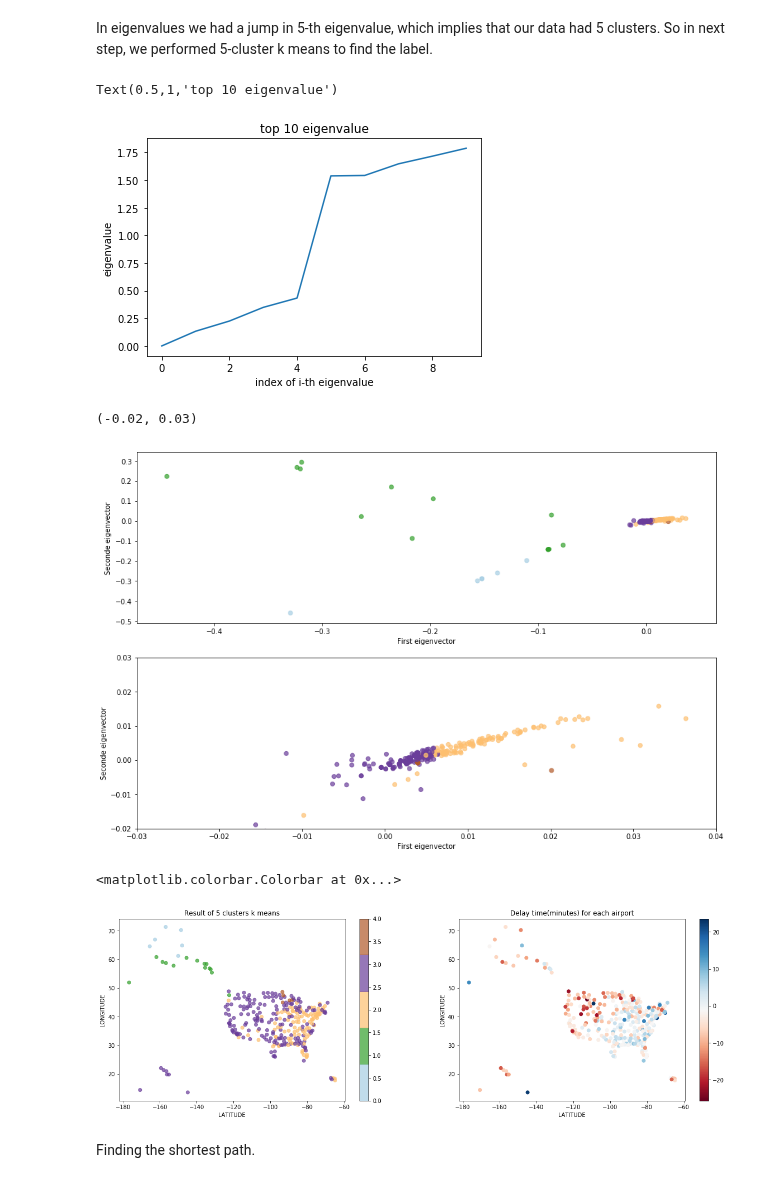
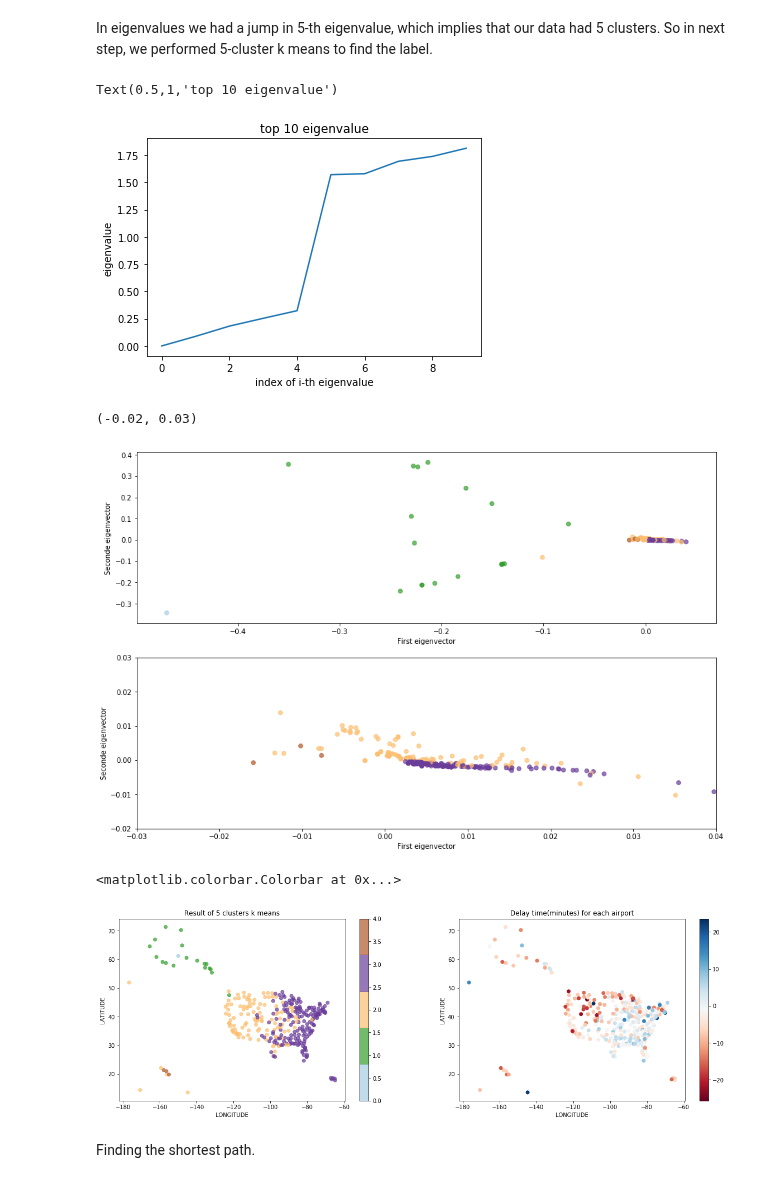
Before and after one commit to ownzonefeng/ntds_groupwork, a Jupyter notebook: Project/flightdelay/GraphAnalysis.ipynb, the cells around one changed output. Drawn from its saved outputs; the diff is of its cells as text; code cells hidden in the pictures.

```diff
--- a/Project/flightdelay/GraphAnalysis.ipynb
+++ b/Project/flightdelay/GraphAnalysis.ipynb
@@ -29,7 +29,7 @@ df2['weight'] = df2.DISTANCE
 df2.weight = df2.weight.clip_upper(2000)
 df2.weight=(df2.weight-df2.weight.min())/(df2.weight.max()-df2.weight.min())
 
-delta = 1
+delta = 0.5
 df2.weight = np.exp(-np.square(df2.weight)/delta)
 # %%
 G=nx.from_pandas_edgelist(df2, 'ORIGIN_AIRPORT', 'DESTINATION_AIRPORT', edge_attr='weight')
@@ -60,7 +60,7 @@ plt.ylabel('eigenvalue')
 plt.title('top 10 eigenvalue')
 # %% [output]
 Text(0.5,1,'top 10 eigenvalue')
-[figure, old version]
+[figure, new version]
 # %%
 # we used top 5 eigenvectors as our features
 X = U[:,0:5]
@@ -85,32 +85,32 @@ ax[1].set_xlim(-0.03,0.04)
 ax[1].set_ylim(-0.02,0.03)
 # %% [output]
 (-0.02, 0.03)
-[figure, old version]
+[figure, new version]
 # %%
 fig, ax = plt.subplots(1,2,figsize=(20,6))
 im0 = ax[0].scatter(y=label_geo_df.LATITUDE,x=label_geo_df.LONGITUDE,
                     c=k_means_labels,cmap=cmap,alpha=0.7)
-ax[0].set_xlabel('LATITUDE')
-ax[0].set_ylabel('LONGITUDE')
+ax[0].set_ylabel('LATITUDE')
+ax[0].set_xlabel('LONGITUDE')
 ax[0].set_title('Result of 5 clusters k means')
 #plt.colorbar()
 
 label = label_geo_df.ARRIVAL_DELAY.copy()
 label[label<=0] = -1
 label[label>0] = 1
 # ax[1].scatter(y=label_geo_df.LATITUDE,x=label_geo_df.LONGITUDE,c=label,cmap='Paired')
 im1 = ax[1].scatter(y=label_geo_df.LATITUDE,x=label_geo_df.LONGITUDE,
                     c=label_geo_df.ARRIVAL_DELAY,cmap='RdBu')
 
-ax[1].set_xlabel('LATITUDE')
-ax[1].set_ylabel('LONGITUDE')
+ax[1].set_ylabel('LATITUDE')
+ax[1].set_xlabel('LONGITUDE')
 ax[1].set_title('Delay time(minutes) for each airport')
 
 fig.colorbar(im0, ax=ax[0])
 fig.colorbar(im1, ax=ax[1])
 # %% [output]
 <matplotlib.colorbar.Colorbar at 0x...>
-[figure, old version]
+[figure, new version]
 # %% [markdown]
 Finding the shortest path.
 # %%
```
Also changed, not shown: parts of 1 cell of this notebook, 1 other file.
